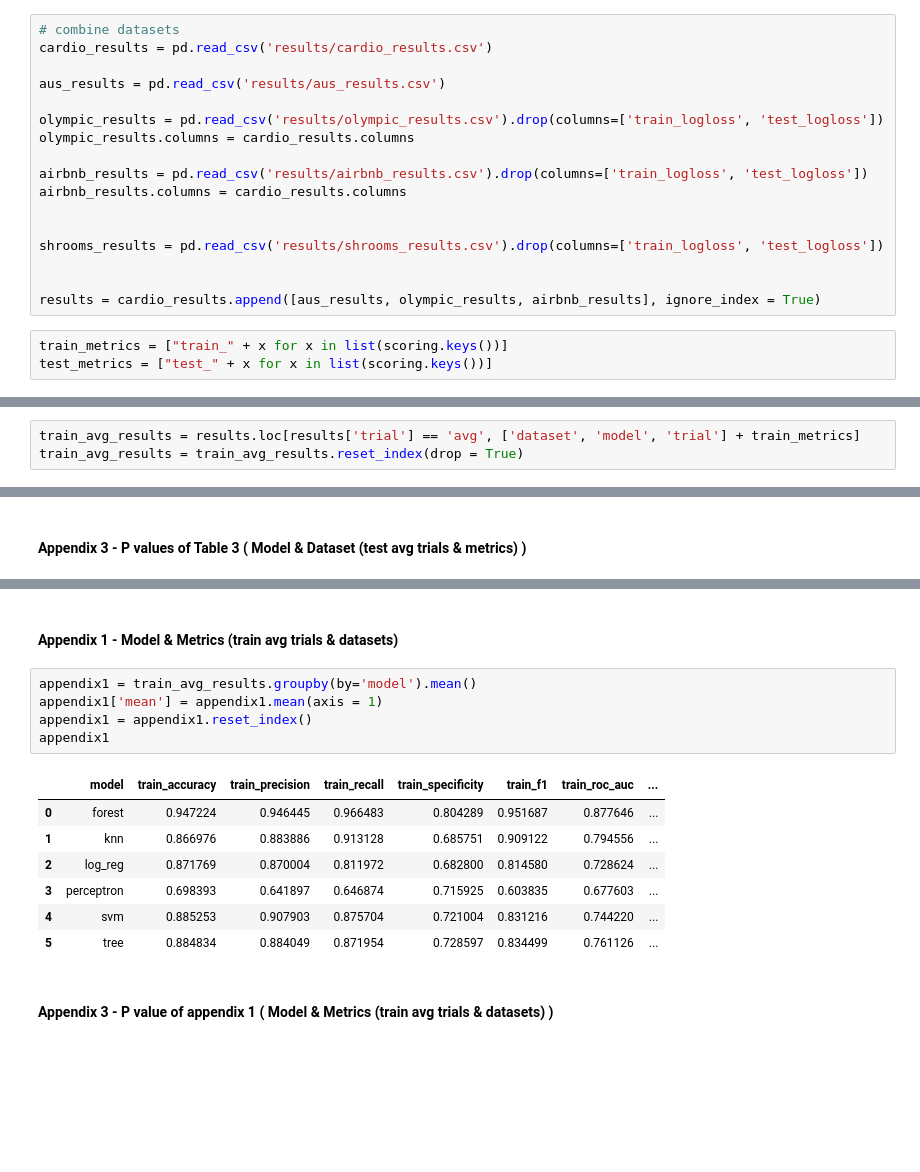
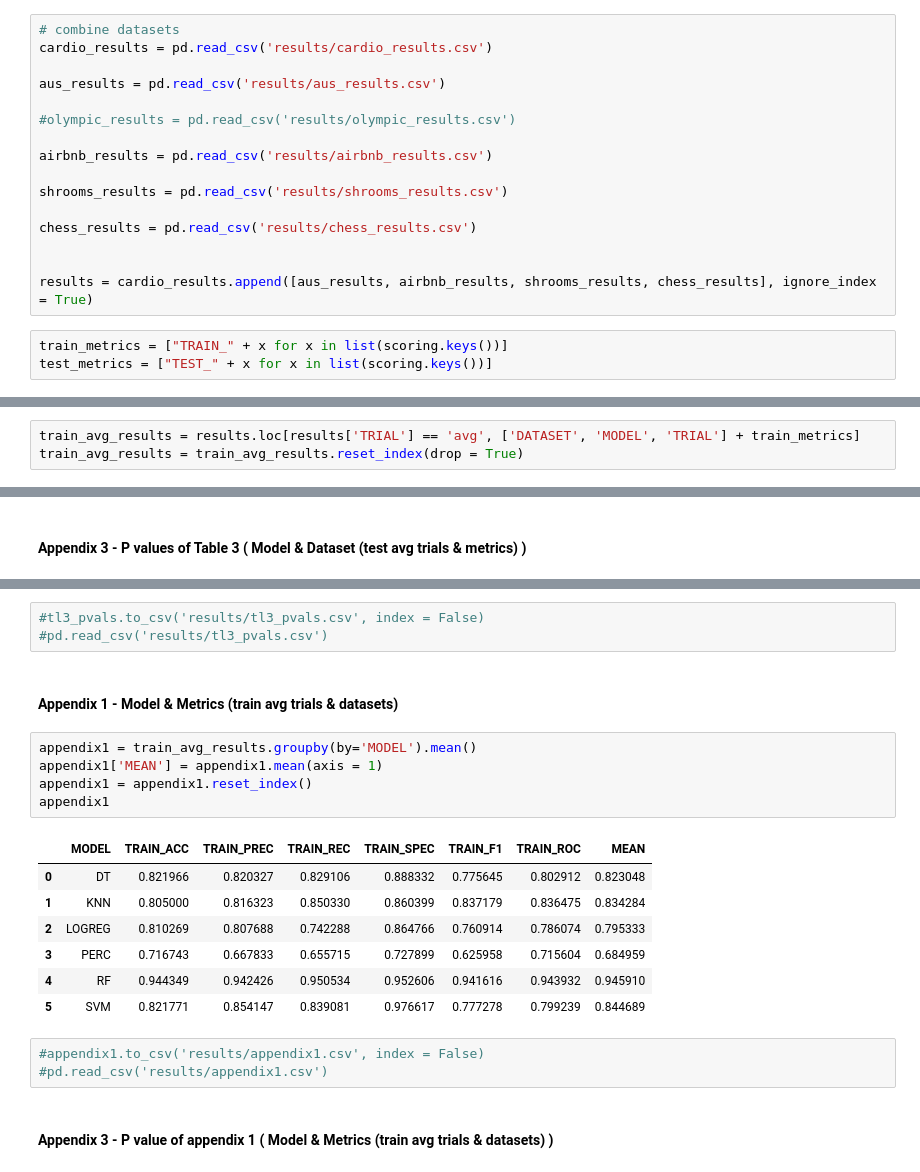
Before and after one commit to Yunchun/Supervised-ML-Comparisons, a Jupyter notebook: project.ipynb, the cells around one changed output, grey strips where cells are left out. Saved outputs shown, nothing was run; the diff lists cells and outputs as text; blank space fills up the shorter version.

```diff
--- a/project.ipynb
+++ b/project.ipynb
@@ -1165,18 +1092,17 @@ cardio_results = pd.read_csv('results/cardio_results.csv')
 
 aus_results = pd.read_csv('results/aus_results.csv')
 
-olympic_results = pd.read_csv('results/olympic_results.csv').drop(columns=['train_logloss', 'test_logloss'])
-olympic_results.columns = cardio_results.columns
+#olympic_results = pd.read_csv('results/olympic_results.csv')
 
-airbnb_results = pd.read_csv('results/airbnb_results.csv').drop(columns=['train_logloss', 'test_logloss'])
-airbnb_results.columns = cardio_results.columns
+airbnb_results = pd.read_csv('results/airbnb_results.csv')
+
+shrooms_results = pd.read_csv('results/shrooms_results.csv')
+
+chess_results = pd.read_csv('results/chess_results.csv')
 
 
-shrooms_results = pd.read_csv('results/shrooms_results.csv').drop(columns=['train_logloss', 'test_logloss'])
-
-
-results = cardio_results.append([aus_results, olympic_results, airbnb_results], ignore_index = True)
+results = cardio_results.append([aus_results, airbnb_results, shrooms_results, chess_results], ignore_index = True)
 # %%
-train_metrics = ["train_" + x for x in list(scoring.keys())]
-test_metrics = ["test_" + x for x in list(scoring.keys())]
+train_metrics = ["TRAIN_" + x for x in list(scoring.keys())]
+test_metrics = ["TEST_" + x for x in list(scoring.keys())]
 # %%
@@ -1187,5 +1113,5 @@ test_results = results.loc[results['trial'] != 'avg', ['dataset', 'model', 'tria
 test_results = test_results.reset_index(drop = True)
 # %%
-train_avg_results = results.loc[results['trial'] == 'avg', ['dataset', 'model', 'trial'] + train_metrics]
+train_avg_results = results.loc[results['TRIAL'] == 'avg', ['DATASET', 'MODEL', 'TRIAL'] + train_metrics]
 train_avg_results = train_avg_results.reset_index(drop = True)
 # %%
@@ -1295,18 +1258,24 @@ tl3_pvals
+# %%
+#tl3_pvals.to_csv('results/tl3_pvals.csv', index = False)
+#pd.read_csv('results/tl3_pvals.csv')
 # %% [markdown]
 #### Appendix 1 - Model & Metrics (train avg trials & datasets)
 # %%
-appendix1 = train_avg_results.groupby(by='model').mean()
-appendix1['mean'] = appendix1.mean(axis = 1)
+appendix1 = train_avg_results.groupby(by='MODEL').mean()
+appendix1['MEAN'] = appendix1.mean(axis = 1)
 appendix1 = appendix1.reset_index()
 appendix1
 # %% [output]
-|  | model | train_accuracy | train_precision | train_recall | train_specificity | train_f1 | train_roc_auc | ... |
-| 0 | forest | 0.947224 | 0.946445 | 0.966483 | 0.804289 | 0.951687 | 0.877646 | ... |
-| 1 | knn | 0.866976 | 0.883886 | 0.913128 | 0.685751 | 0.909122 | 0.794556 | ... |
-| 2 | log_reg | 0.871769 | 0.870004 | 0.811972 | 0.682800 | 0.814580 | 0.728624 | ... |
-| 3 | perceptron | 0.698393 | 0.641897 | 0.646874 | 0.715925 | 0.603835 | 0.677603 | ... |
-| 4 | svm | 0.885253 | 0.907903 | 0.875704 | 0.721004 | 0.831216 | 0.744220 | ... |
-| 5 | tree | 0.884834 | 0.884049 | 0.871954 | 0.728597 | 0.834499 | 0.761126 | ... |
+|  | MODEL | TRAIN_ACC | TRAIN_PREC | TRAIN_REC | TRAIN_SPEC | TRAIN_F1 | TRAIN_ROC | MEAN |
+| 0 | DT | 0.821966 | 0.820327 | 0.829106 | 0.888332 | 0.775645 | 0.802912 | 0.823048 |
+| 1 | KNN | 0.805000 | 0.816323 | 0.850330 | 0.860399 | 0.837179 | 0.836475 | 0.834284 |
+| 2 | LOGREG | 0.810269 | 0.807688 | 0.742288 | 0.864766 | 0.760914 | 0.786074 | 0.795333 |
+| 3 | PERC | 0.716743 | 0.667833 | 0.655715 | 0.727899 | 0.625958 | 0.715604 | 0.684959 |
+| 4 | RF | 0.944349 | 0.942426 | 0.950534 | 0.952606 | 0.941616 | 0.943932 | 0.945910 |
+| 5 | SVM | 0.821771 | 0.854147 | 0.839081 | 0.976617 | 0.777278 | 0.799239 | 0.844689 |
+# %%
+#appendix1.to_csv('results/appendix1.csv', index = False)
+#pd.read_csv('results/appendix1.csv')
 # %% [markdown]
 #### Appendix 3 -  P value of appendix 1 ( Model & Metrics (train avg trials & datasets) )
 # %%
```
Also changed, not shown: parts of 39 cells of this notebook.
